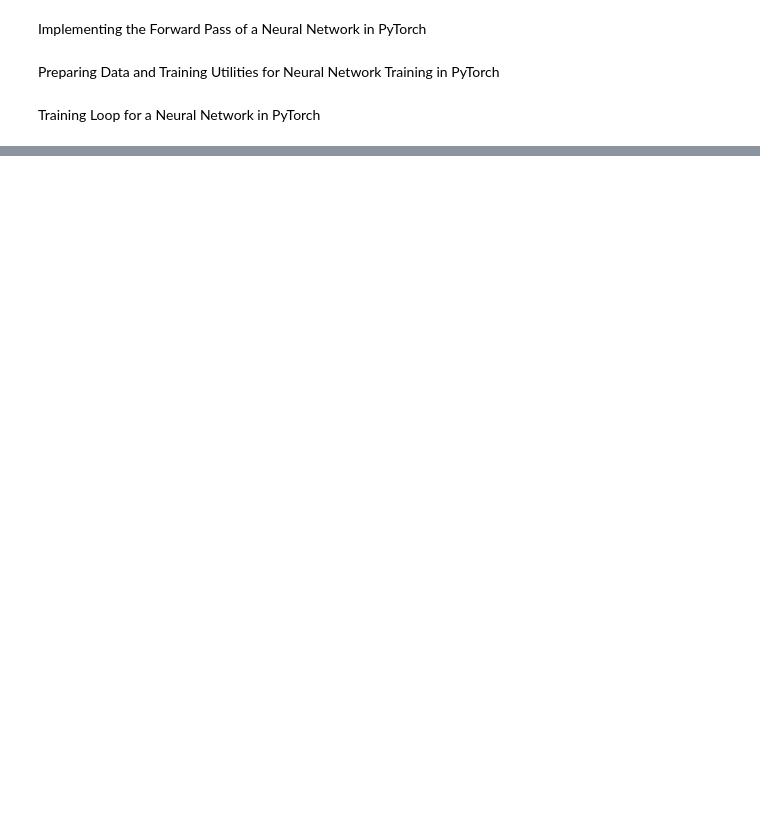
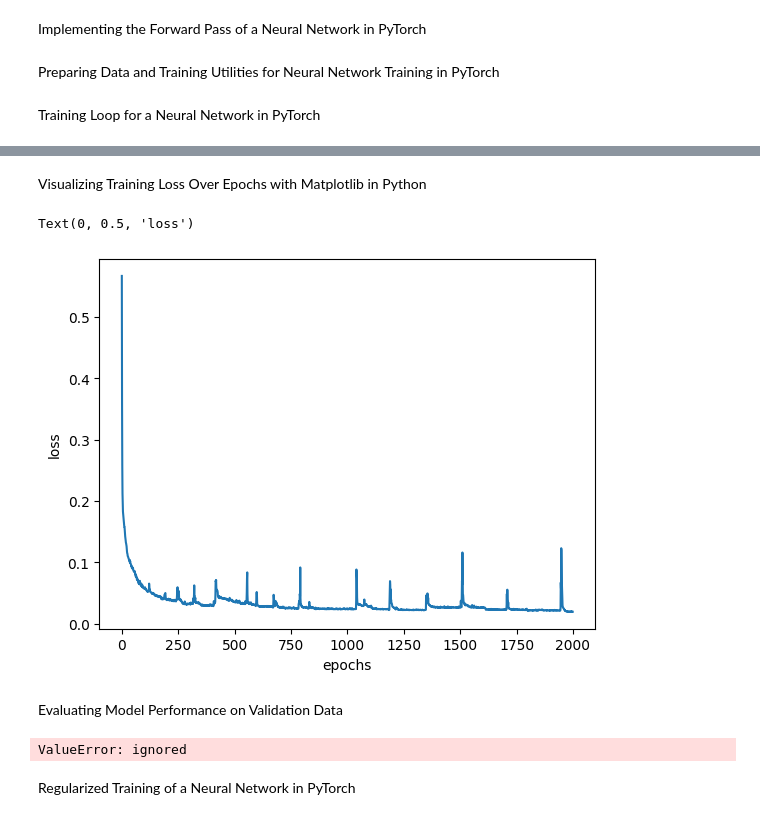
Before and after one commit to lilyzhizhou/Datathon-4, a Jupyter notebook: Datathon_4_N_Net_Model.ipynb, the cells around one changed output, grey strips where cells are left out. Drawn from its saved outputs; the diff is of its cells as text; code cells hidden in the pictures; blank space fills up the shorter version.

```diff
--- a/Datathon_4_N_Net_Model.ipynb
+++ b/Datathon_4_N_Net_Model.ipynb
@@ -50,3 +65,9 @@ Data Preparation
 # %%
 # Encode Gender Var to Binary
 data['gender'] = data['gender'].map({'F': 0, 'M': 1})
+# %%
+# Test code with subset of data
+
+data_test = data[:1000]
+
+data_test.head()
@@ -53,9 +81,9 @@ data['gender'] = data['gender'].map({'F': 0, 'M': 1})
 # %%
 # Randomly sample 70% of the data for training
-train_data = data.sample(frac = .7, random_state=10)
+train_data = data_test.sample(frac = .7, random_state=10)
 
 # Use the remaining 30% for testing
-test_data = data.drop(train_data.index)
+test_data = data_test.drop(train_data.index)
 
 # Check the mean of the 'hospital_death' column in both training and testing data
 print('train', train_data['hospital_death'].mean())
@@ -96,3 +106,11 @@ X_test = imputer.fit_transform(X_test)
+# %%
+# Imputation of missing values with MICE
+from sklearn.experimental import enable_iterative_imputer
+from sklearn.impute import IterativeImputer
+
+imputer = IterativeImputer(max_iter = 10, random_state = 42)
+X_train = imputer.fit_transform(X_train)
+X_test = imputer.fit_transform(X_train)
 # %%
 # Standardize the features to have zero mean and unit variance
 sc = StandardScaler()
@@ -112,7 +130,7 @@ hidden_units_layer_1 = 5
 hidden_units_layer_2 = 5
 
 # FIRST LAYER: Define weights and biases for the first layer
-W1 = t.randn((35, hidden_units_layer_1), requires_grad=True)
+W1 = t.randn((34, hidden_units_layer_1), requires_grad=True)
 B1 = t.zeros((1, hidden_units_layer_1), requires_grad=True)
 
 # SECOND LAYER: Define weights and biases for the second layer
@@ -194,0 +211,43 @@ RuntimeError: ignored
+# %% [markdown]
+Visualizing Training Loss Over Epochs with Matplotlib in Python
+# %%
+# Plot the training loss over epochs
+plt.plot([i for i in range(len(train_loss_list))], train_loss_list)
+plt.xlabel('epochs')
+plt.ylabel('loss')
+# %% [output]
+Text(0, 0.5, 'loss')
+[figure, added]
+# %% [markdown]
+Evaluating Model Performance on Validation Data
+# %%
+# Evaluate Model Performance on Validation Data
+
+# Disable gradient calculations for evaluation using t.no_grad()
+with t.no_grad():
+    # Prepare the validation data
+    X = t.Tensor(X_test).type(t.float32)  # Convert validation features to a PyTorch tensor
+    Y = t.Tensor(Y_test).type(t.float32)  # Convert validation labels to a PyTorch tensor
+
+    # Calculate predictions on the validation data
+    probs = forward(X)  # Pass validation data through the trained model
+    loss = loss_fn(probs.view(-1), Y)  # Compute the loss between predictions and actual labels
+
+    # Print the validation loss
+    print(loss.item())
+
+    # Now, evaluate the model on the training data
+    X = t.Tensor(X_train).type(t.float32)  # Convert training features to a PyTorch tensor
+    Y = t.Tensor(Y_train).type(t.float32)  # Convert training labels to a PyTorch tensor
+
+    # Calculate predictions on the training data
+    probs = forward(X)  # Pass training data through the trained model
+    loss = loss_fn(probs.view(-1), Y)  # Compute the loss between predictions and actual labels
+
+    # Print the training loss
+    print(loss.item())
+# %% [output]
+ValueError: ignored
+# %% [markdown]
+
+Regularized Training of a Neural Network in PyTorch
```
Also changed, not shown: parts of 8 cells of this notebook.
